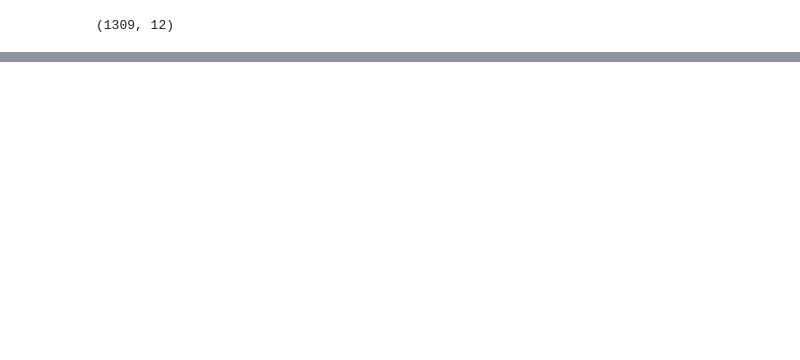
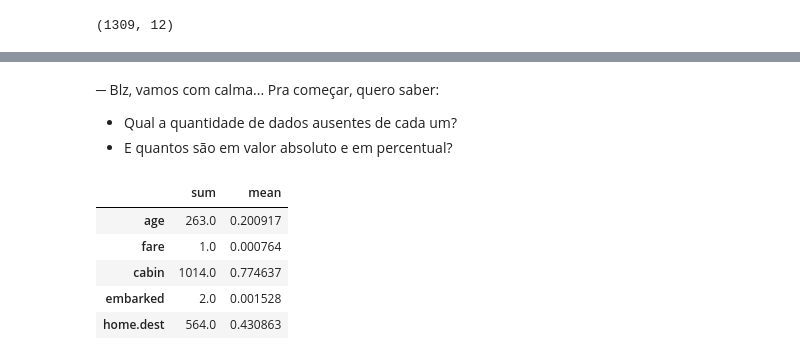
Before and after one commit to washolive/data-science, a Jupyter notebook: tratando_dados_ausentes.ipynb, the cells around one changed output, grey strips where cells are left out. Cells and saved outputs as stored; diff of their text form; code cells hidden in the pictures; blank space fills up the shorter version.

```diff
--- a/tratando_dados_ausentes.ipynb
+++ b/tratando_dados_ausentes.ipynb
@@ -187,0 +197,14 @@ Mas restam ainda 5 atributos com dados ausentes:
+# %% [markdown]
+─ Blz, vamos com calma... Pra começar, quero saber:
+
+* Qual a quantidade de dados ausentes de cada um?
+* E quantos são em valor absoluto e em percentual?
+# %%
+df[['age', 'fare', 'cabin', 'embarked', 'home.dest']].isnull().agg(['sum', 'mean']).T
+# %% [output]
+|  | sum | mean |
+| age | 263.0 | 0.200917 |
+| fare | 1.0 | 0.000764 |
+| cabin | 1014.0 | 0.774637 |
+| embarked | 2.0 | 0.001528 |
+| home.dest | 564.0 | 0.430863 |
```
Also changed, not shown: parts of 25 cells of this notebook, 6 other files.
